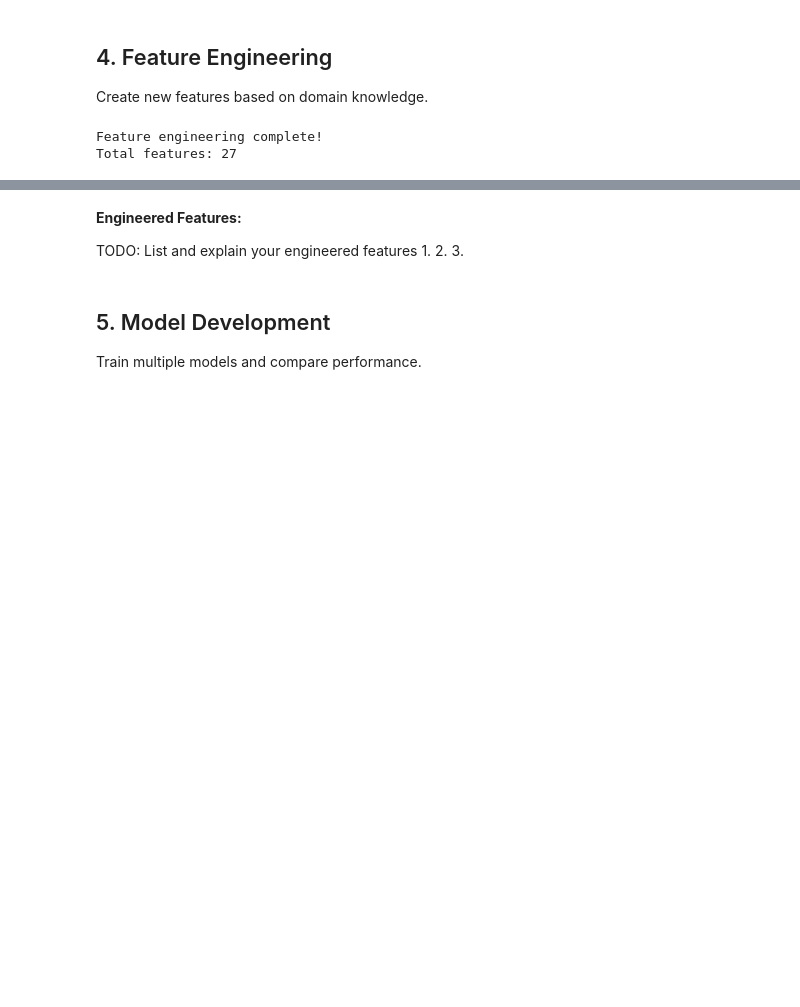
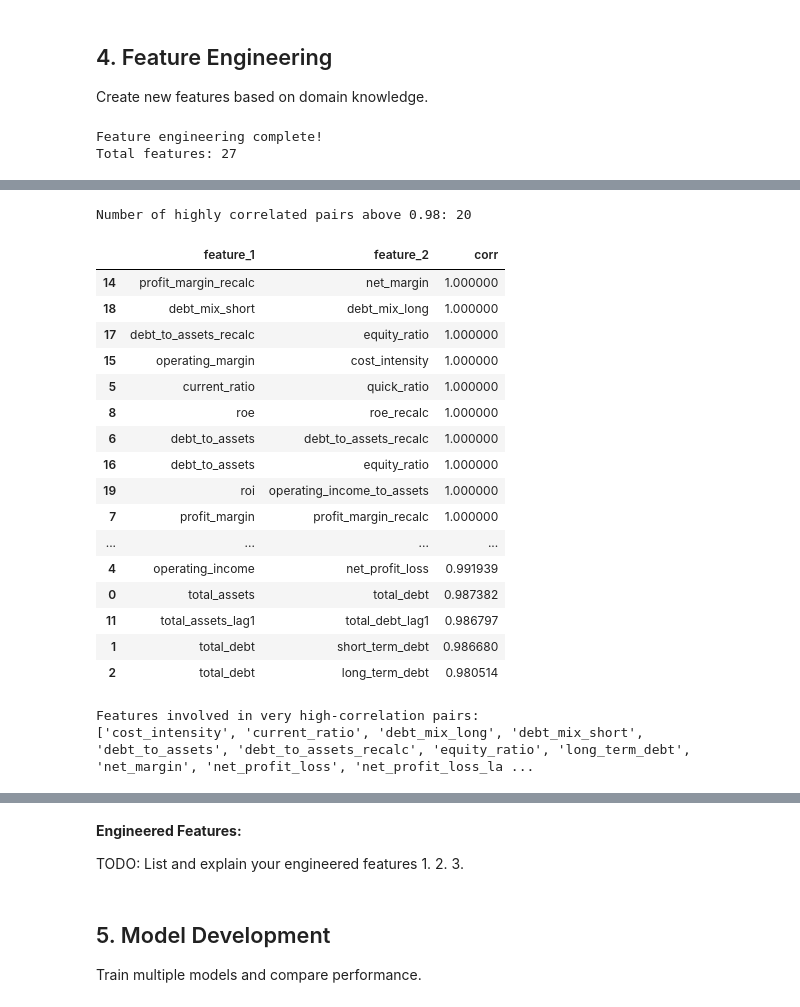
Before and after one commit to KorayAydin3k/Expert_AI_project, a Jupyter notebook: notebook/starter_template copy.ipynb, the cells around one changed output, grey strips where cells are left out. Cells and saved outputs as stored; diff of their text form; code cells hidden in the pictures; blank space fills up the shorter version.

```diff
--- a/notebook/starter_template copy.ipynb
+++ b/notebook/starter_template copy.ipynb
@@ -990,0 +1102,5 @@ Total features: 27
+# %%
+# Helper for safe division
+def safe_div(numerator, denominator):
+    denominator = denominator.replace(0, np.nan)
+    return numerator / denominator
@@ -990,0 +1260,12 @@ Total features: 27
+# %%
+# Refresh feature columns after feature engineering
+feature_cols = [
+    col for col in model_df.columns
+    if col not in id_cols + [target_col]
+]
+
+categorical_cols = ['ateco_sector', 'region', 'province', 'legal_form']
+numeric_cols = [col for col in feature_cols if col not in categorical_cols]
+
+print("Updated total feature count:", len(feature_cols))
+print("Updated numeric feature count:", len(numeric_cols))
@@ -990,0 +1371,56 @@ Total features: 27
+# %%
+# High-correlation check for numeric columns
+corr_matrix = model_df[numeric_cols].corr().abs()
+
+# Upper triangle only
+upper_triangle = corr_matrix.where(
+    np.triu(np.ones(corr_matrix.shape), k=1).astype(bool)
+)
+
+# Collect very highly correlated pairs
+high_corr_pairs = []
+threshold = 0.98
+
+for col in upper_triangle.columns:
+    for row in upper_triangle.index:
+        corr_value = upper_triangle.loc[row, col]
+        if pd.notna(corr_value) and corr_value > threshold:
+            high_corr_pairs.append((row, col, corr_value))
+
+high_corr_df = pd.DataFrame(
+    high_corr_pairs,
+    columns=['feature_1', 'feature_2', 'corr']
+).sort_values('corr', ascending=False)
+
+print(f"Number of highly correlated pairs above {threshold}: {len(high_corr_df)}")
+display(high_corr_df)
+# %% [output]
+Number of highly correlated pairs above 0.98: 20
+|  | feature_1 | feature_2 | corr |
+| 14 | profit_margin_recalc | net_margin | 1.000000 |
+| 18 | debt_mix_short | debt_mix_long | 1.000000 |
+| 17 | debt_to_assets_recalc | equity_ratio | 1.000000 |
+| 15 | operating_margin | cost_intensity | 1.000000 |
+| 5 | current_ratio | quick_ratio | 1.000000 |
+| 8 | roe | roe_recalc | 1.000000 |
+| 6 | debt_to_assets | debt_to_assets_recalc | 1.000000 |
+| 16 | debt_to_assets | equity_ratio | 1.000000 |
+| 19 | roi | operating_income_to_assets | 1.000000 |
+| 7 | profit_margin | profit_margin_recalc | 1.000000 |
+| ... | ... | ... | ... |
+| 4 | operating_income | net_profit_loss | 0.991939 |
+| 0 | total_assets | total_debt | 0.987382 |
+| 11 | total_assets_lag1 | total_debt_lag1 | 0.986797 |
+| 1 | total_debt | short_term_debt | 0.986680 |
+| 2 | total_debt | long_term_debt | 0.980514 |
+# %%
+# Features involved in very high-correlation pairs
+high_corr_features = sorted(
+    set(high_corr_df['feature_1']).union(set(high_corr_df['feature_2']))
+)
+
+print("Features involved in very high-correlation pairs:")
+print(high_corr_features)
+# %% [output]
+Features involved in very high-correlation pairs:
+['cost_intensity', 'current_ratio', 'debt_mix_long', 'debt_mix_short', 'debt_to_assets', 'debt_to_assets_recalc', 'equity_ratio', 'long_term_debt', 'net_margin', 'net_profit_loss', 'net_profit_loss_la ...
```
Also changed, not shown: parts of 23 cells of this notebook.
